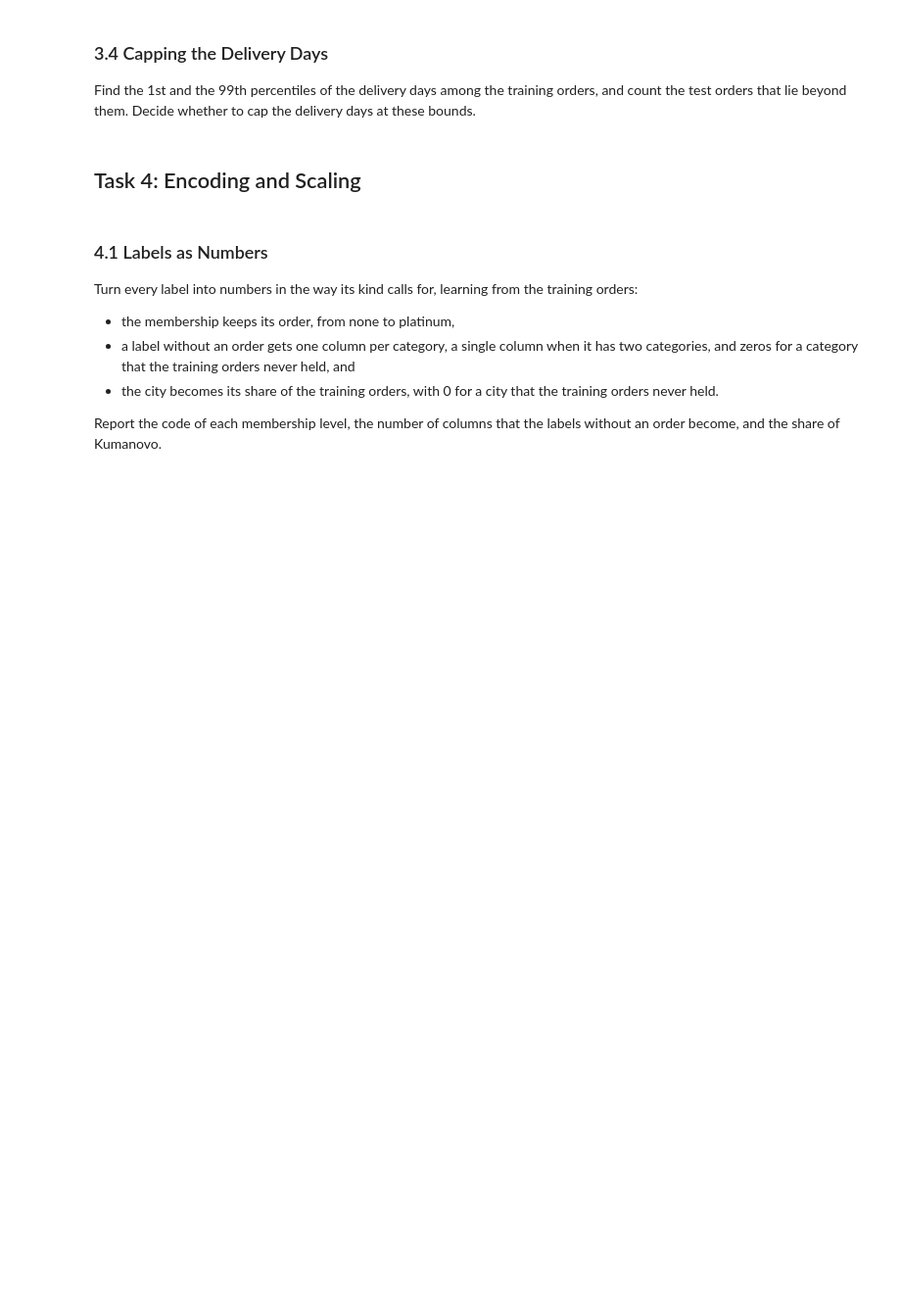
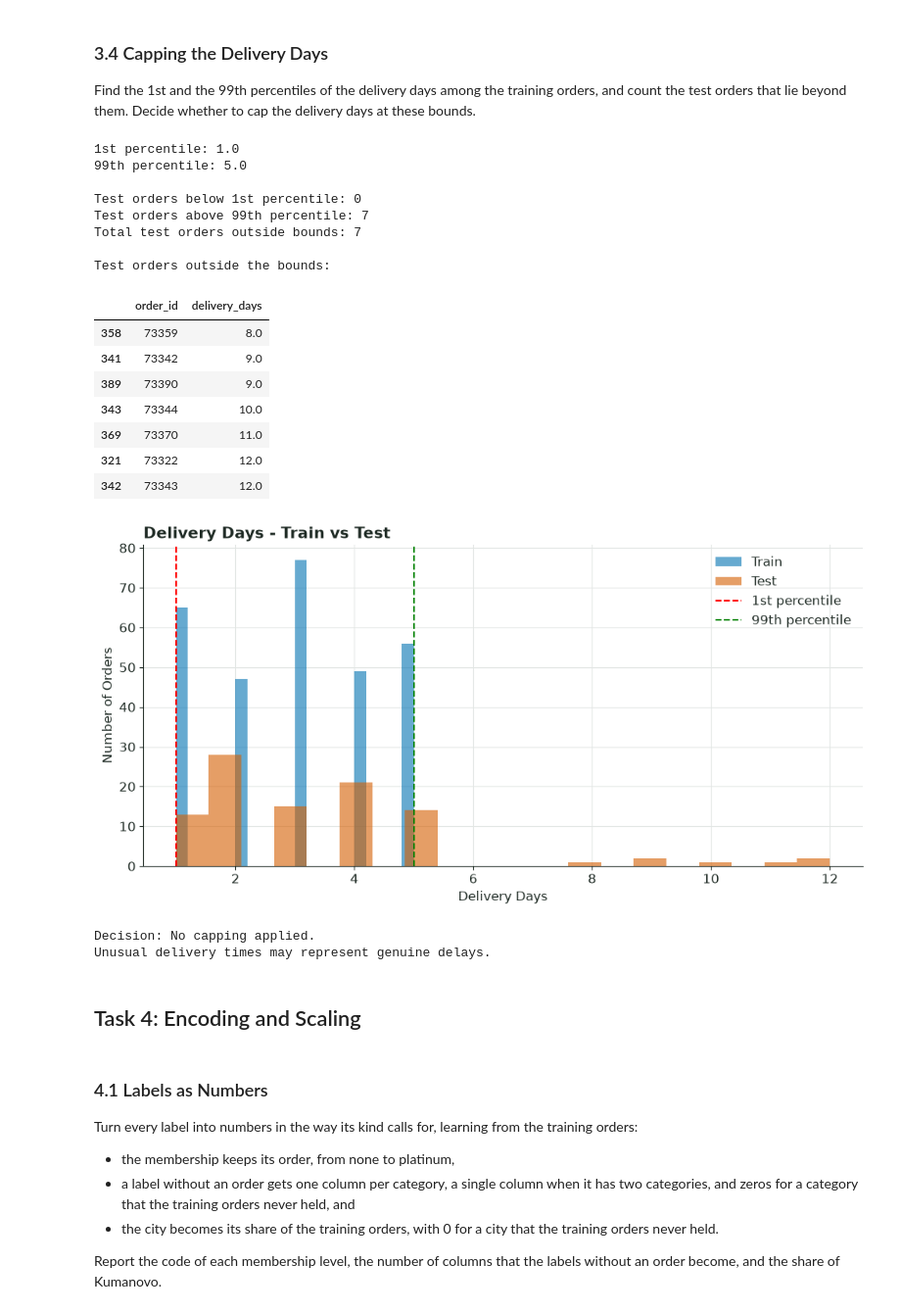
Before and after one commit to andrejgruevski/data-science, a Jupyter notebook: labs/03-online-orders/notebook.ipynb, the cells around one changed output. Shown at 98% size. Saved outputs shown, nothing was run; the diff lists cells and outputs as text; code cells hidden in the pictures; blank space fills up the shorter version.

Commit message:
Complete Lab 2 Task 3: Outlier detection and handling

```diff
--- a/labs/03-online-orders/notebook.ipynb
+++ b/labs/03-online-orders/notebook.ipynb
@@ -828,7 +1161,74 @@ Among the training orders of consumers with a known number of items and a known
 
 Find the 1st and the 99th percentiles of the delivery days among the training orders, and count the test orders that lie beyond them. Decide whether to cap the delivery days at these bounds.
 # %%
-# Write your solution here.
+
+# Task 3.4 - Capping the Delivery Days
+
+# 1st and 99th percentiles from training data only
+lower_bound = X_train["delivery_days"].quantile(0.01)
+upper_bound = X_train["delivery_days"].quantile(0.99)
+
+print("1st percentile:", lower_bound)
+print("99th percentile:", upper_bound)
+
+# Test orders outside the bounds
+below = X_test["delivery_days"] < lower_bound
+above = X_test["delivery_days"] > upper_bound
+
+print("\nTest orders below 1st percentile:", below.sum())
+print("Test orders above 99th percentile:", above.sum())
+print("Total test orders outside bounds:", (below | above).sum())
+
+# Show unusual test orders
+print("\nTest orders outside the bounds:")
+display(
+    X_test.loc[
+        below | above,
+        ["order_id", "delivery_days"]
+    ].sort_values("delivery_days")
+)
+
+# Compare training and test distributions
+plt.figure(figsize=(10, 5))
+
+plt.hist(X_train["delivery_days"], bins=20, alpha=0.6, label="Train")
+plt.hist(X_test["delivery_days"], bins=20, alpha=0.6, label="Test")
+
+plt.axvline(lower_bound, color="red", linestyle="--", label="1st percentile")
+plt.axvline(upper_bound, color="green", linestyle="--", label="99th percentile")
+
+plt.xlabel("Delivery Days")
+plt.ylabel("Number of Orders")
+plt.title("Delivery Days - Train vs Test")
+plt.legend()
+plt.show()
+
+# Decision:
+# Do not cap automatically because long deliveries may be genuine.
+# Keep the original delivery_days values.
+
+print("\nDecision: No capping applied.")
+print("Unusual delivery times may represent genuine delays.")
+# %% [output]
+1st percentile: 1.0
+99th percentile: 5.0
+
+Test orders below 1st percentile: 0
+Test orders above 99th percentile: 7
+Total test orders outside bounds: 7
+
+Test orders outside the bounds:
+|  | order_id | delivery_days |
+| 358 | 73359 | 8.0 |
+| 341 | 73342 | 9.0 |
+| 389 | 73390 | 9.0 |
+| 343 | 73344 | 10.0 |
+| 369 | 73370 | 11.0 |
+| 321 | 73322 | 12.0 |
+| 342 | 73343 | 12.0 |
+[figure, added]
+Decision: No capping applied.
+Unusual delivery times may represent genuine delays.
 # %% [markdown]
 ## Task 4: Encoding and Scaling
 # %% [markdown]
```
Also changed, not shown: parts of 5 cells of this notebook.
